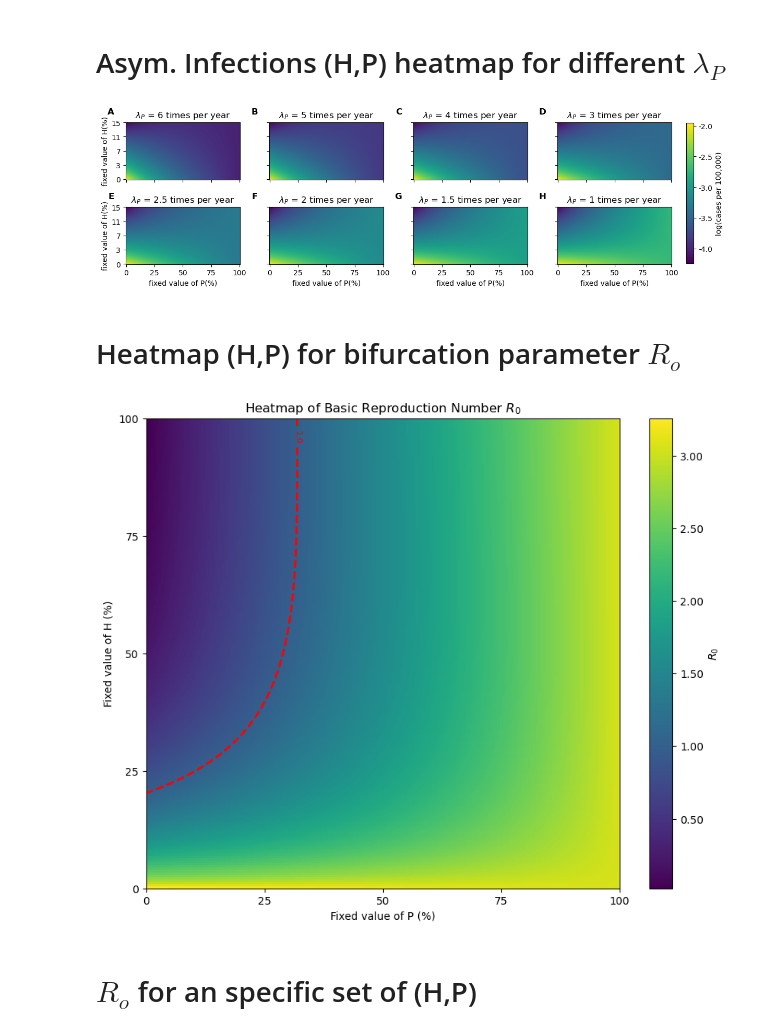
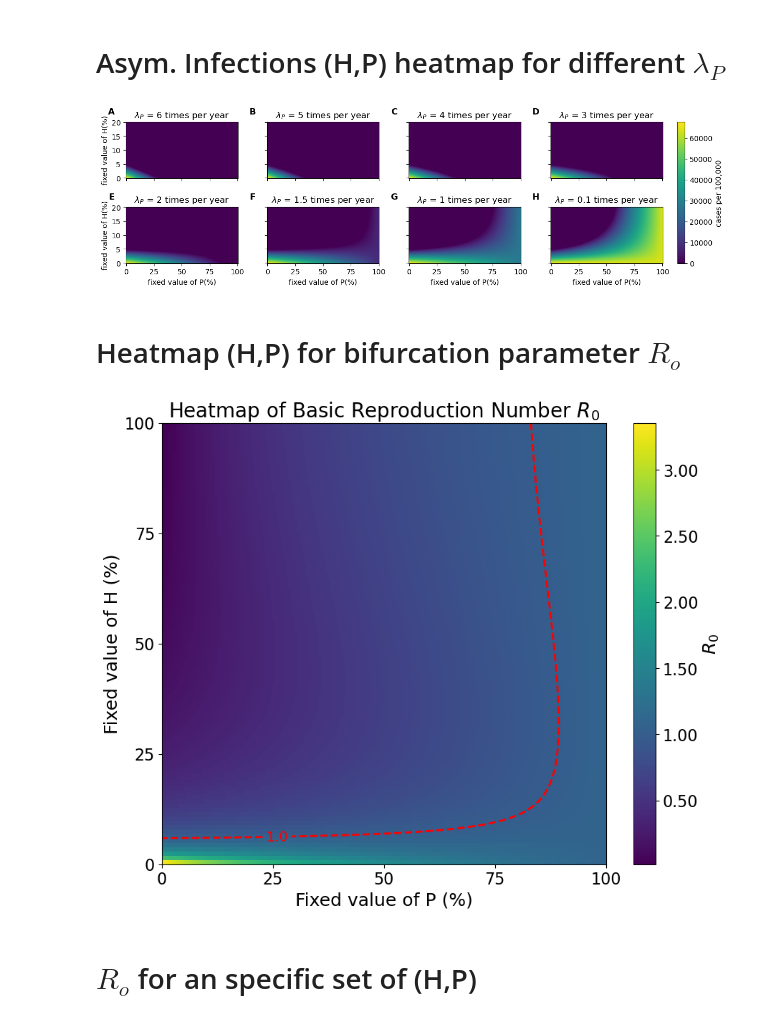
Before and after one commit to Priesemann-Group/testing-paradox-HIV-STI, a Jupyter notebook: notebooks/BifurcationAnalysis/NotebookForPrEP.ipynb, the cells around one changed output. Saved outputs shown, nothing was run; the diff lists cells and outputs as text; code cells hidden in the pictures.

```diff
--- a/notebooks/BifurcationAnalysis/NotebookForPrEP.ipynb
+++ b/notebooks/BifurcationAnalysis/NotebookForPrEP.ipynb
@@ -36,8 +37,8 @@ def alpha(P, H, beta_STI=args["beta_STI"]):
 # %% [markdown]
 # Heatmap for $\lambda_P$
 # %%
-beta_STI_0 = 0.0016
-psi = 0.9
+beta_STI_0 = 0.0016*5
+psi = 0.85
 mu = 1.0 / 45.0 / 360.0
 gamma = 1.0 / 1.32 / 360.0
 C = 50
@@ -45,18 +46,19 @@ beta_HIV = 0.6341 / 360.0
 min_exp = 0.0
 max_exp = 1.0
 tau_exp = 0.2
+lambda_0=1/14
 
 
 
 # Explicit expression for lambda_P
 def lambda_P(P, H):
-    term1=psi/(1/(beta_STI_0*(1-m(H)*(1-P)))-(1-psi)/mu)
+    term1=psi*(mu+lambda_0)/((mu+lambda_0)/(beta_STI_0*(1-m(H)*(1-P)))-(1-psi))
     term2=gamma+C*(1-m(H))*beta_HIV*H*(1-P)+mu
-    return (term1-term2)
+    return np.log(term1-term2)
 
 # Define the ranges for H and P values
-H_values = np.linspace(0, 1, 100)
-P_values = np.linspace(0.01, 1, 100)  # Avoid P = 0 to prevent division by zero
+H_values = np.linspace(0, 0.2, 100)
+P_values = np.linspace(0.01, 1, 201)  # Avoid P = 0 to prevent division by zero
 
 # Initialize a 2D array to hold lambda_P values
 lambda_P_grid = np.zeros((len(H_values), len(P_values)))
@@ -79,28 +81,25 @@ plt.show()
 # %% [markdown]
 # Asym. Infections (H,P) heatmap for different $\lambda_P$
 # %%
-# Define the equation for alpha
-def alpha(P, H, beta_STI=args["beta_STI"]):
-    return beta_STI * (1 - m(H) * (1 - P))
 
 # Define the equation for I^{a,*}_{STI}
-def I_star_STI(H, P, lam_P, beta_HIV=args["beta_HIV"], mu=args["mu"], gamma=args["gamma_STI"], C=args["c"], psi=args["asymptomatic"], tgamma=args["gammaT_STI"]):
+def I_star_STI(H, P, lam_P,lambda_0=args["lambda_0"], beta_HIV=args["beta_HIV"], mu=args["mu"], gamma=args["gamma_STI"], C=args["c"], psi=args["asymptomatic"], tgamma=args["gammaT_STI"]):
     P_star = P
     H_star = H
     m_star = m(H_star)
     alpha_val = alpha(P_star, H_star)
 
-    term1 = (mu + tgamma) * (mu / ((psi * alpha_val * mu) / (gamma + lam_P * P_star + C * (1 - m_star) * beta_HIV * H_star * (1 - P_star) + mu) + (1 - psi) * alpha_val)-1)
+    term1 = (mu + tgamma) * ((mu+ lambda_0)/ ((psi * alpha_val * (mu+lambda_0)) / (gamma + lam_P * P_star + C * (1 - m_star) * beta_HIV * H_star * (1 - P_star) + mu) + (1 - psi) * alpha_val)-1)
     term2 = -(gamma + lam_P * P_star + C * (1 - m_star) * beta_HIV * H_star * (1 - P_star) + mu) / psi
-    term3 = gamma - tgamma * (1 + ((gamma + lam_P * P_star + C * (1 - m_star) * beta_HIV * H_star * (1 - P_star) + mu) / mu) * ((1 - psi) / psi))
+    term3 = gamma - tgamma * (1 + ((gamma + lam_P * P_star + C * (1 - m_star) * beta_HIV * H_star * (1 - P_star) + mu) /(lambda_0+mu)) * ((1 - psi) / psi))
 
     numerator = term1
     denominator = term2 + term3
 
-    return np.log(numerator / denominator)
+    return numerator / denominator
 
 # Define the ranges for H and P values
-Hs = np.linspace(0, 0.15, 101)
+Hs = np.linspace(0, .2, 101)
 Ps = np.linspace(0, 1.0, 201)
 
 # Define different values for lambda_P
@@ -109,10 +108,10 @@ lambda_P_values = [
     5 / 360.0,
     4 / 360.0,
     3 / 360.0,
-    2.5 / 360.0,
     2 / 360.0,
     1.5 / 360.0,
     1 / 360.0,
+    0.1 / 360.0,
 ]
 
 lambda_P_labels = [
@@ -120,10 +119,10 @@ lambda_P_labels = [
     "5 times per year",
     "4 times per year",
     "3 times per year",
-    "2.5 times per year",
     "2 times per year",
     "1.5 times per year",
     "1 times per year",
+    "0.1 times per year",
 ]
 
 # Calculate log(I_star_STI) values for each combination of H, P, and lambda_P
@@ -132,7 +131,8 @@ for lambda_P in lambda_P_values:
     I_values = np.zeros((len(Hs), len(Ps)))
     for i, H in enumerate(Hs):
         for j, P in enumerate(Ps):
-            I_values[i, j] = I_star_STI(H, P, lambda_P)
+            if(I_star_STI(H,P,lambda_P)>0):
+                I_values[i, j] = I_star_STI(H, P, lambda_P)
     results[lambda_P] = I_values
 
 # Determine the global vmin and vmax for log(I_star_STI)
@@ -182,68 +182,76 @@ for idx, lambda_P in enumerate(lambda_P_values):
 
 # Define a formatter function that multiplies the value by 100,000
 def formatter(x, pos):
-    return f"{x:.1f}"
+    return f"{x * 1e5:.0f}"
 
 # Create a single color bar for the whole figure
-cbar = fig.colorbar(cax, ax=axes.ravel().tolist(), shrink=0.88, format=FuncFormatter(formatter), pad=0.015)
-cbar.ax.set_ylabel("log(cases per 100,000)")
+cbar = fig.colorbar(
+    cax,
+    ax=axes.ravel().tolist(),
+    shrink=0.88,
+    format=FuncFormatter(formatter),
+    pad=0.015,
+)
+cbar.ax.set_ylabel("cases per 100,000")
+
 
 plt.show()
 # %% [output]
-[figure, old version]
+[figure, new version]
 # %% [markdown]
 # Heatmap (H,P) for bifurcation parameter $R_o$
 # %%
 
 # Define the reproduction number
-def Ro(H, P, lam_P=args["lambda_P"], beta_HIV=args["beta_HIV"], mu=args["mu"], gamma=args["gamma_STI"], C=args["c"], psi=args["asymptomatic"], tgamma=args["gammaT_STI"]):
+def Ro(H, P, lambda_0=args["lambda_0"],lam_P=args["lambda_P"], beta_HIV=args["beta_HIV"], mu=args["mu"], gamma=args["gamma_STI"], C=args["c"], psi=args["asymptomatic"], tgamma=args["gammaT_STI"]):
     alpha_val = alpha(P, H)
-    term1 = psi * alpha_val / (gamma + lam_P * P + C * (1 - m(H)) * beta_HIV * H * (1 - P) + mu)
-    term2 = (1 - psi) * alpha_val / mu
-    return term1 + term2
+    term1 = psi * alpha_val*(lambda_0+mu) / (gamma + lam_P * P + C * (1 - m(H)) * beta_HIV * H * (1 - P) + mu)
+    term2 = (1 - psi) * alpha_val
+    return (term1 + term2)/(lambda_0+mu)
 
 # Define the ranges for H and P values
-Hs = np.linspace(0, 1.0, 201)
+Hs = np.linspace(0, 1.0, 101)
 Ps = np.linspace(0, 1.0, 201)
 
 # Calculate Ro values for each combination of H and P
 Ro_values = np.zeros((len(Hs), len(Ps)))
 for i, H in enumerate(Hs):
     for j, P in enumerate(Ps):
         Ro_values[i, j] = Ro(H, P, args["lambda_P"])
 
 # Plotting
 fig, ax = plt.subplots(figsize=(10, 8))
 cax = ax.imshow(Ro_values, origin='lower', aspect='auto', extent=[Ps.min(), Ps.max(), Hs.min(), Hs.max()], cmap='viridis')
 
 # Titles and labels
-ax.set_title('Heatmap of Basic Reproduction Number $R_0$')
-ax.set_xlabel('Fixed value of P (%)')
-ax.set_ylabel('Fixed value of H (%)')
+ax.set_title('Heatmap of Basic Reproduction Number $R_0$', fontsize=20)
+ax.set_xlabel('Fixed value of P (%)', fontsize=18)
+ax.set_ylabel('Fixed value of H (%)', fontsize=18)
 
-# Setting the ticks and labels
+# Setting the ticks and labels with larger font size
 ax.set_xticks(np.linspace(Ps.min(), Ps.max(), 5))
-ax.set_xticklabels([f"{int(p * 100)}" for p in np.linspace(Ps.min(), Ps.max(), 5)])
+ax.set_xticklabels([f"{int(p * 100)}" for p in np.linspace(Ps.min(), Ps.max(), 5)], fontsize=16)
 ax.set_yticks(np.linspace(Hs.min(), Hs.max(), 5))
-ax.set_yticklabels([f"{int(h * 100)}" for h in np.linspace(Hs.min(), Hs.max(), 5)])
+ax.set_yticklabels([f"{int(h * 100)}" for h in np.linspace(Hs.min(), Hs.max(), 5)], fontsize=16)
 
 # Define a formatter function for the color bar
 def formatter(x, pos):
     return f"{x:.2f}"
 
-# Create a color bar
+# Create a color bar with a larger font size
 cbar = fig.colorbar(cax, ax=ax, format=FuncFormatter(formatter))
-cbar.ax.set_ylabel('$R_0$')
+cbar.ax.set_ylabel('$R_0$', fontsize=18)
+cbar.ax.tick_params(labelsize=16)
 
 # Add a contour line for R_0 = 1
 contour = ax.contour(Ps, Hs, Ro_values, levels=[1], colors='red', linewidths=2, linestyles='--')
 
 # Add a label to the contour line
-ax.clabel(contour, inline=True, fontsize=8, fmt='%.1f', colors='red')
+ax.clabel(contour, inline=True, fontsize=14, fmt='%.1f', colors='red')
 
 plt.show()
 # %% [output]
-[figure, old version]
+[figure, new version]
 # %% [markdown]
 # $R_o$ for an specific set of (H,P)
 # %%
```
Also changed, not shown: parts of 10 cells of this notebook.
